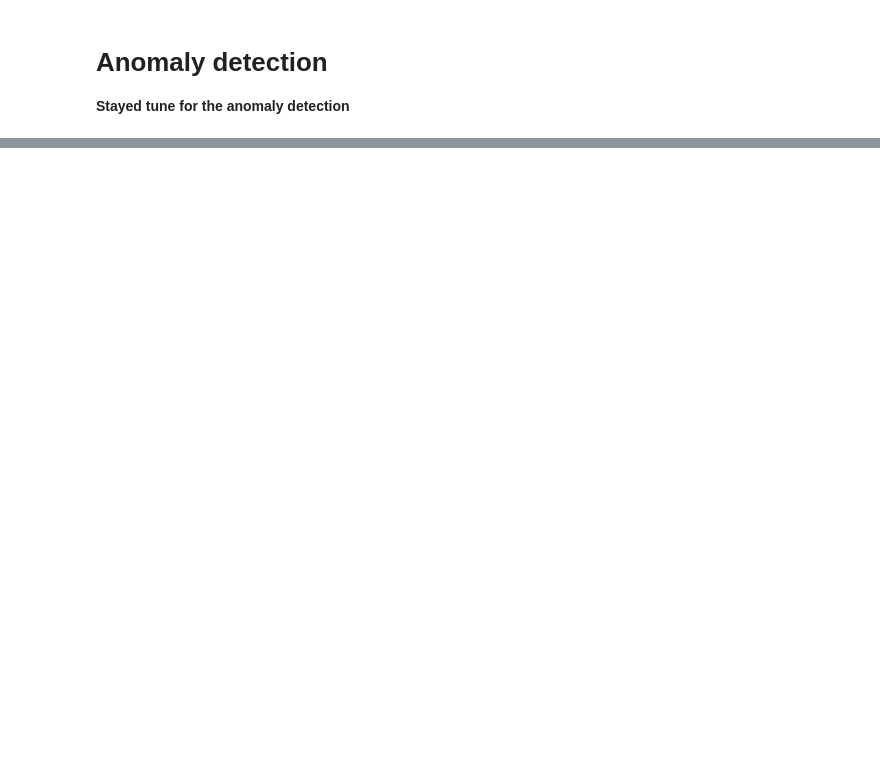
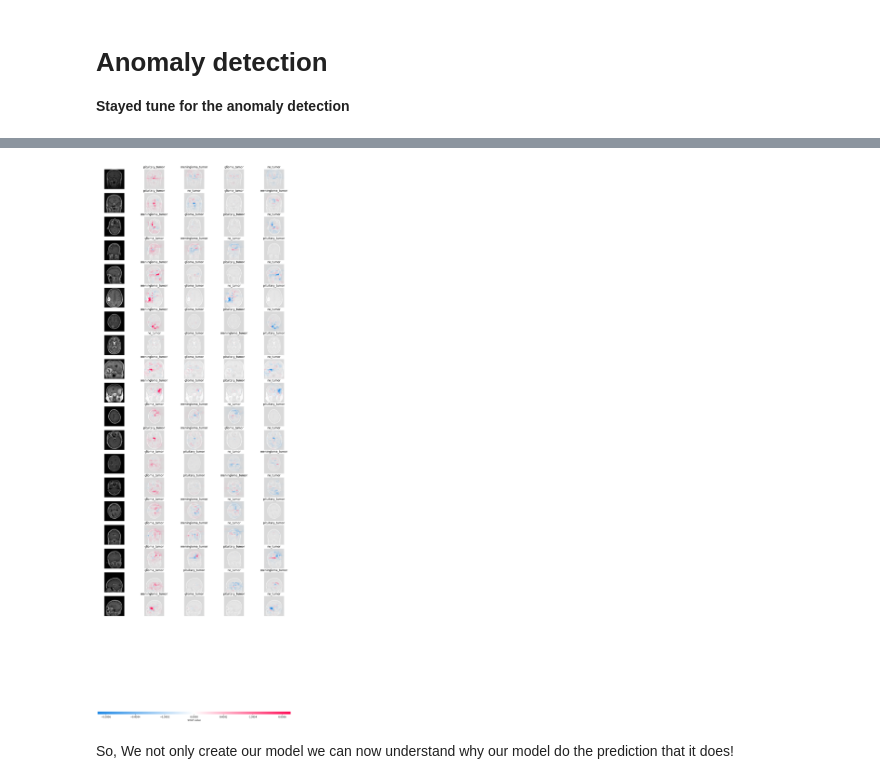
Before and after one commit to robertofuentesr/Useful_python_functions_ML, a Jupyter notebook: (12) Computer vision/(2) Anomaly detection.ipynb, the cells around one changed output, grey strips where cells are left out. Saved outputs shown, nothing was run; the diff lists cells and outputs as text; code cells hidden in the pictures; blank space fills up the shorter version.

```diff
--- a/(12) Computer vision/(2) Anomaly detection.ipynb
+++ b/(12) Computer vision/(2) Anomaly detection.ipynb
@@ -41,6 +53,7 @@ colors_green = ['#01411C','#4B6F44','#4F7942','#74C365','#D0F0C0']
 #sns.palplot(colors_red)
 # %%
 labels = ['glioma_tumor','no_tumor','meningioma_tumor','pituitary_tumor']
+image_size = 224
 # %%
 # Loading images
 X_train = []
@@ -89,9 +102,10 @@ y_train = tf.keras.utils.to_categorical(y_train)
 y_test = tf.keras.utils.to_categorical(y_test)
 # %%
 from keras.models import Model
-from tensorflow.keras.applications import EfficientNetB0
 
-base_model = EfficientNetB0(weights='imagenet',include_top=False,input_shape=(image_size,image_size,3))
+from keras.applications.mobilenet import MobileNet
+image_size = 224
+base_model = MobileNet(weights='imagenet',include_top=False,input_shape=(image_size,image_size,3))
 # %%
 # We added this that was not included in the kaggle code
 # base_model.trainable = False -> we achieve a val_accuracy: 0.8113
@@ -108,7 +122,7 @@ tensorboard = TensorBoard(log_dir = 'logs')
 reduce_lr = ReduceLROnPlateau(monitor = 'val_accuracy', factor = 0.3, patience = 2, min_delta = 0.001,
                               mode='auto',verbose=1)
 # %%
-history = model.fit(X_train,y_train,validation_split=0.1, epochs =12, verbose=1, batch_size=32,
+history = model.fit(X_train,y_train,validation_split=0.1, epochs = 12, verbose=1, batch_size=8,
                    callbacks=[tensorboard,reduce_lr])
 # %% [output]
 Epoch 1/12
@@ -228,0 +261,17 @@ array([2, 1, 0, 2, 3, 2, 3, 1, 2, 1, 0, 2, 3, 3, 0, 3, 2, 2, 0, 0, 2, 2,
+# %%
+# define a masker that is used to mask out partitions of the input image.
+masker_blur = shap.maskers.Image("blur(224,224)", X_test[8].shape)
+
+# create an explainer with model and image masker
+explainer_blur = shap.Explainer(model, masker_blur, output_names=labels)
+
+# here we explain 20 images using 5000 evaluations of the underlying model to estimate the SHAP values
+shap_values_fine = explainer_blur(
+X_test[1:20], max_evals=5000, batch_size=50, outputs=shap.Explanation.argsort.flip[:4])
+# %%
+# output with shap values
+shap.image_plot(shap_values_fine)
+# %% [output]
+[figure, added]
+# %% [markdown]
+So, We not only create our model we can now understand why our model do the prediction that it does!
```
Also changed, not shown: parts of 15 cells of this notebook.
